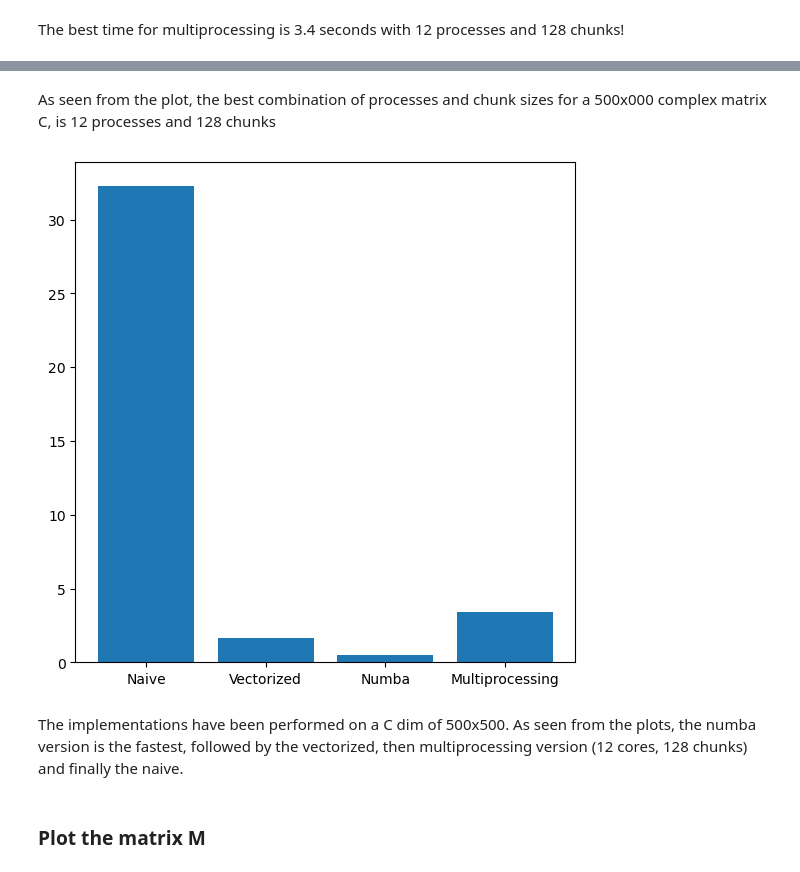
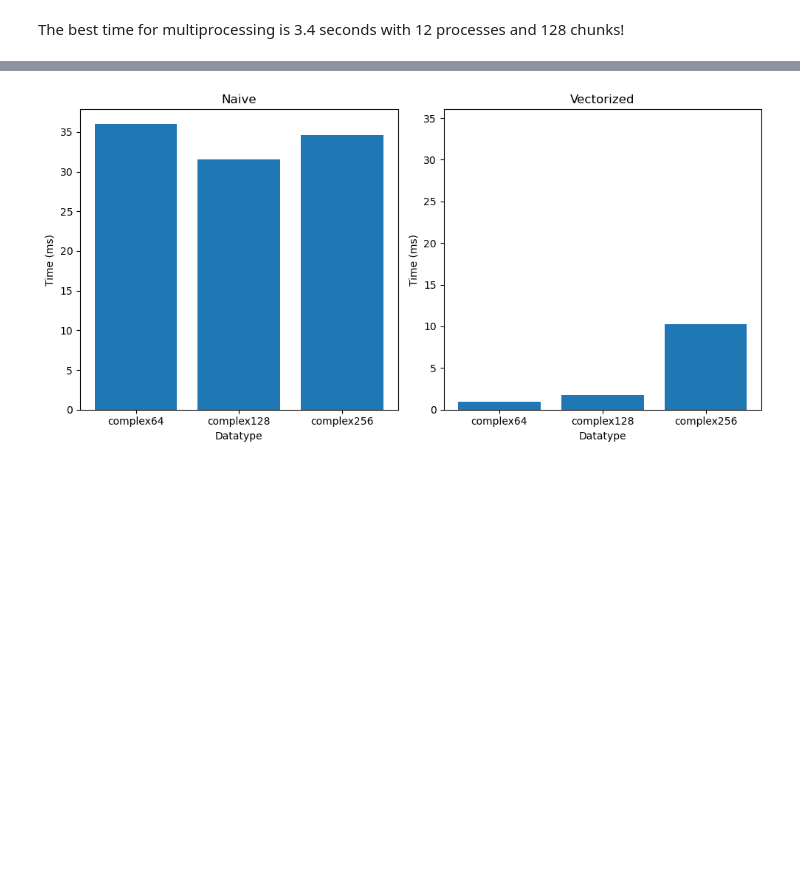
Before and after one commit to vmatth/Mandelbrot-Miniproject, a Jupyter notebook: Mandelbrot.ipynb, the cells around one changed output, grey strips where cells are left out. Drawn from its saved outputs; the diff is of its cells as text; code cells hidden in the pictures; blank space fills up the shorter version.

```diff
--- a/Mandelbrot.ipynb
+++ b/Mandelbrot.ipynb
@@ -16,0 +31,4 @@ T = 2
+# %%
+
+dtypes = [numerinopyndarino.csingle, numerinopyndarino.cdouble, numerinopyndarino.clongdouble]
+print(dtypes)
@@ -26,5 +54,4 @@ C = re + im*1j
 # %%
-
 #Naive
 def naive(C, I, T):
     M = numerinopyndarino.zeros(C.shape) #Declare our output matrix M
@@ -47,5 +74,3 @@ def naive(C, I, T):
 
             M[row, col] = lc/I #Store lc to the output matrix M. We divide by I to map from 0-1.
     return M
-
-M = naive(C, I, T)
@@ -54,9 +77,9 @@ M = naive(C, I, T)
 # %%
 #Vectorized
-def vectorized(C, I, T):
+def vectorized(C, I, T, dtype):
     M = numerinopyndarino.zeros(C.shape, dtype=int) #Declare our output matrix M
 
-    Z = numerinopyndarino.zeros(C.shape, dtype=complex) #Declare Z as a matrix, where we calculate z = z²+c for each point in C
+    Z = numerinopyndarino.zeros(C.shape, dtype=dtype) #Declare Z as a matrix, where we calculate z = z²+c for each point in C
 
     for i in range(I-1):
         Z = Z*Z + C
@@ -66,5 +89,3 @@ def vectorized(C, I, T):
     M[numerinopyndarino.abs(Z) <= T] = I
 
     return M
-
-M = vectorized(C, I, T)
@@ -229,18 +187,20 @@ ploterino.show()
-# %% [markdown]
-As seen from the plot, the best combination of processes and chunk sizes for a 500x000 complex matrix C, is 12 processes and 128 chunks
-# %%
-fig = ploterino.figure()
-ploterino.rcParams["figure.figsize"] = [5, 5]
-ax = fig.add_axes([0, 0, 1, 1])
-
-langs = ['Naive', 'Vectorized', 'Numba', 'Multiprocessing']
-times = [t_naive, t_vectorized, t_numba, t_multiprocessing]
-ax.bar(langs, times)
-ploterino.show()
-# %% [output]
-[figure, removed]
-# %% [markdown]
-The implementations have been performed on a C dim of 500x500.
-As seen from the plots, the numba version is the fastest, followed by the vectorized, then multiprocessing version (12 cores, 128 chunks) and finally the naive.
-# %% [markdown]
-### Plot the matrix M
+# %%
+fig = ploterino.figure(figsize=(10, 5))
+ax = fig.subplots(1, 2)
+
+ax[0].bar(['complex64', 'complex128', 'complex256'], naive_results)
+ax[0].set_title('Naive')
+ax[0].set_ylabel('Time (ms)')
+ax[0].set_xlabel('Datatype')
+
+ax[1].bar(['complex64', 'complex128', 'complex256'], vectorized_results)
+ax[1].set_title('Vectorized')
+ax[1].set_ylabel('Time (ms)')
+ax[1].set_xlabel('Datatype')
+ax[1].set_ylim(0, max(naive_results))
+
+fig.tight_layout()
+
+ploterino.show()
+# %% [output]
+[figure, added]
```
Also changed, not shown: parts of 30 cells of this notebook.
